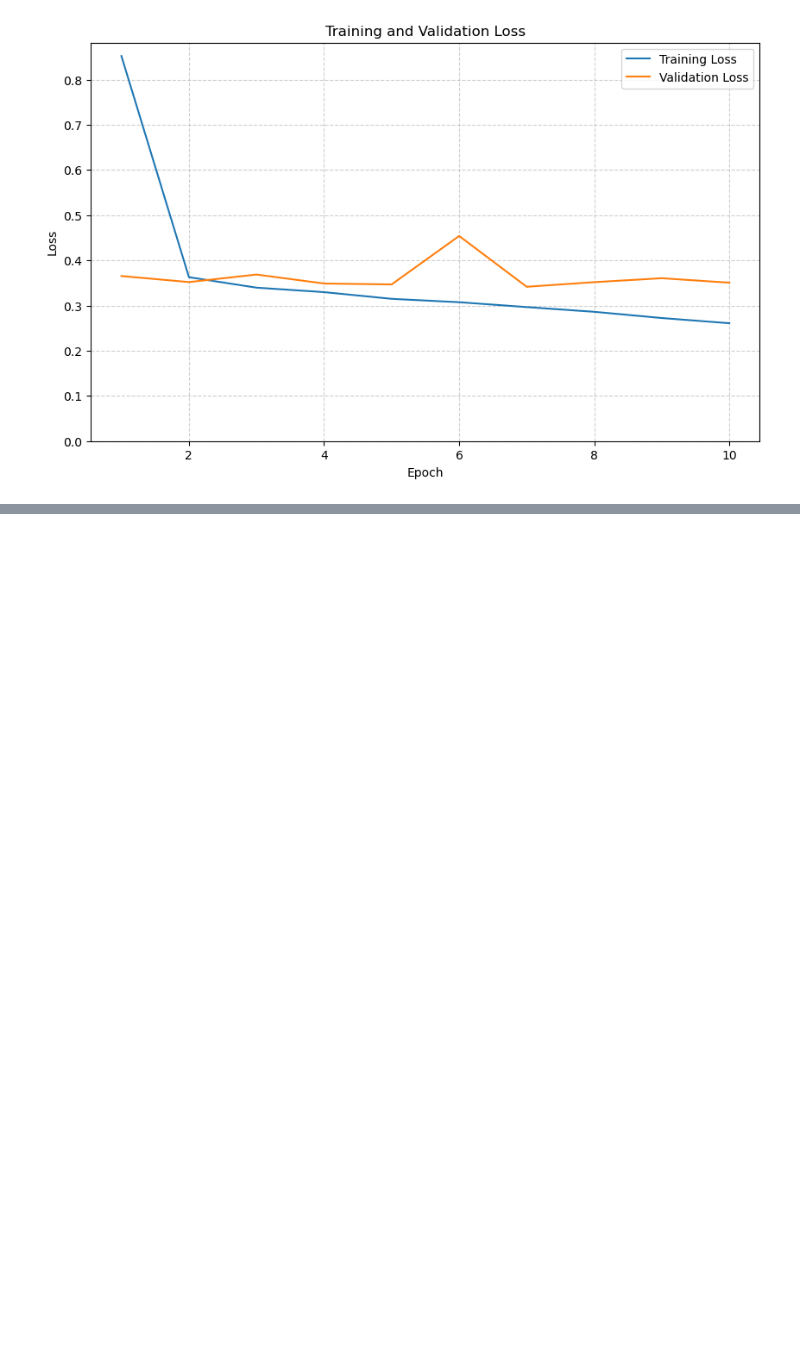
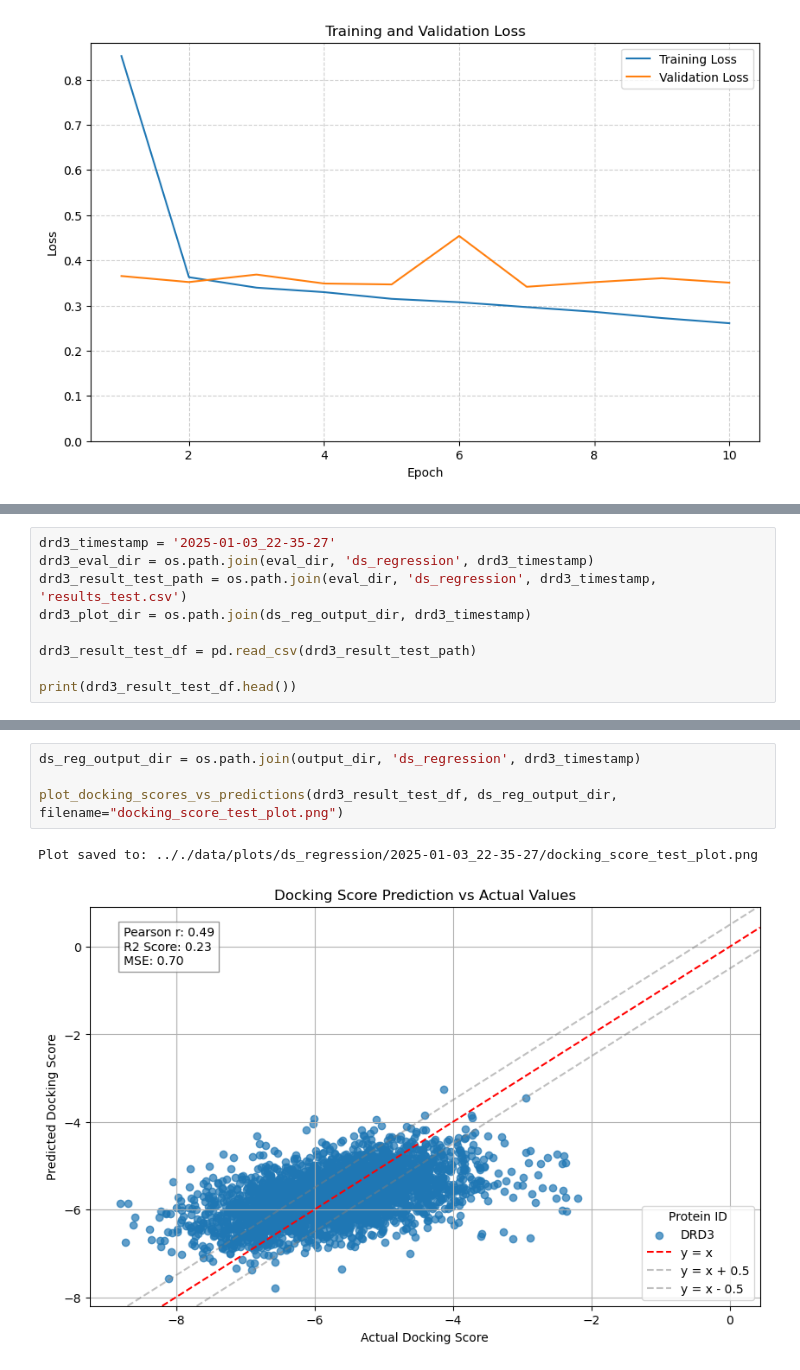
Before and after one commit to inu-wanwan/AttentionConditionedVAE, a Jupyter notebook: notebook/analyze_result.ipynb, the cells around one changed output, grey strips where cells are left out. Cells and saved outputs as stored; diff of their text form; blank space fills up the shorter version.

```diff
--- a/notebook/analyze_result.ipynb
+++ b/notebook/analyze_result.ipynb
@@ -421,0 +433,9 @@ Plot saved to: .././data/plots/ds_regression/2024-12-28_22-17-43/loss_plot.png
+# %%
+drd3_timestamp = '2025-01-03_22-35-27'
+drd3_eval_dir = os.path.join(eval_dir, 'ds_regression', drd3_timestamp)
+drd3_result_test_path = os.path.join(eval_dir, 'ds_regression', drd3_timestamp, 'results_test.csv')
+drd3_plot_dir = os.path.join(ds_reg_output_dir, drd3_timestamp)
+
+drd3_result_test_df = pd.read_csv(drd3_result_test_path)
+
+print(drd3_result_test_df.head())
@@ -421,0 +456,7 @@ Plot saved to: .././data/plots/ds_regression/2024-12-28_22-17-43/loss_plot.png
+# %%
+ds_reg_output_dir = os.path.join(output_dir, 'ds_regression', drd3_timestamp)
+
+plot_docking_scores_vs_predictions(drd3_result_test_df, ds_reg_output_dir, filename="docking_score_test_plot.png")
+# %% [output]
+Plot saved to: .././data/plots/ds_regression/2025-01-03_22-35-27/docking_score_test_plot.png
+[figure, added]
```
Also changed, not shown: parts of 5 cells of this notebook, 6 other files.
